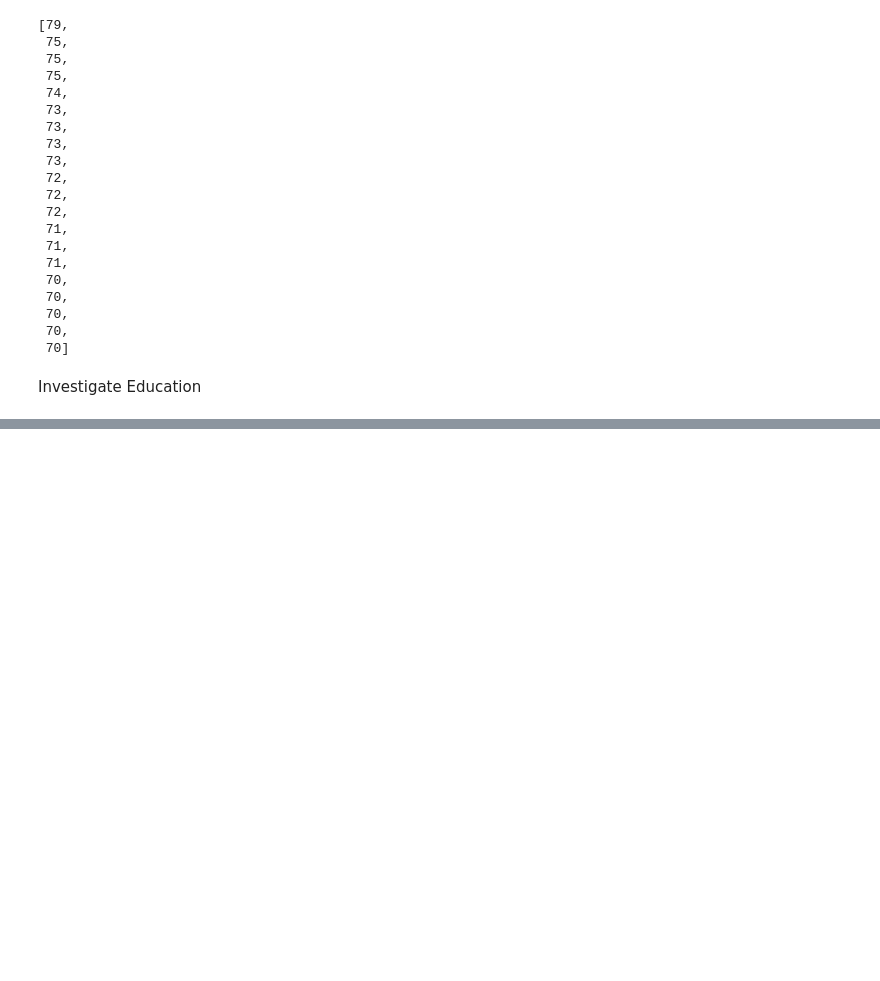
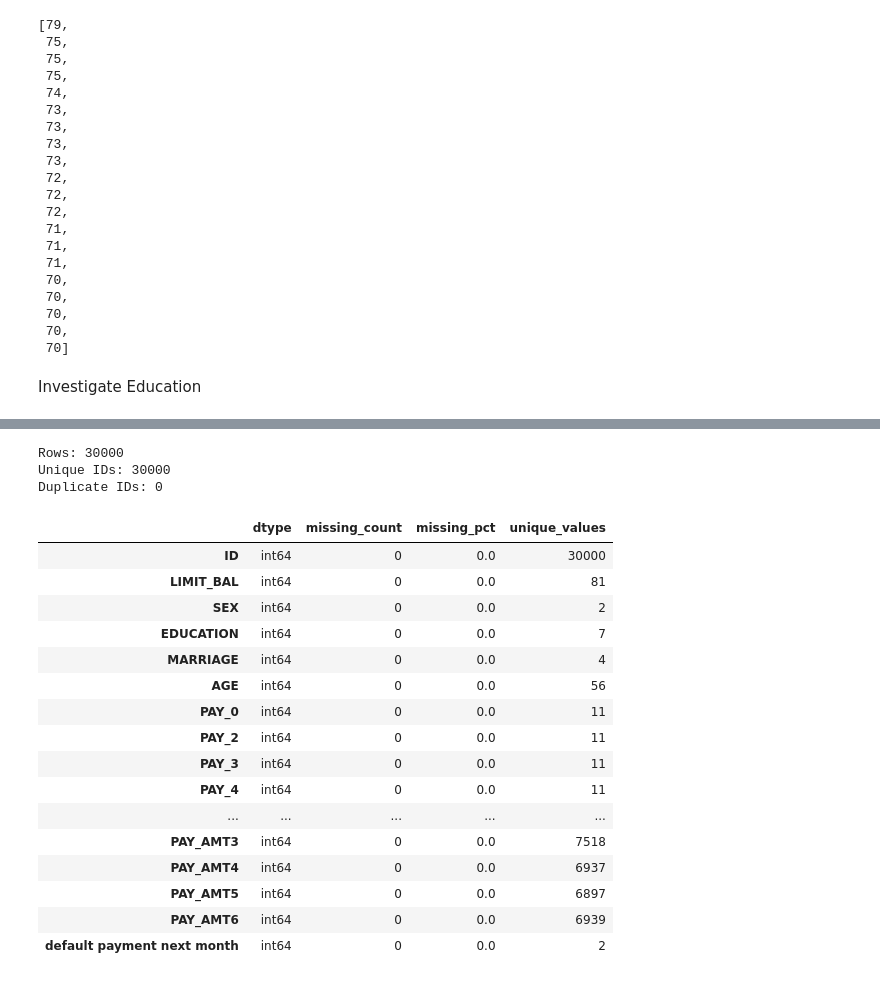
Before and after one commit to Percy5598/credit-risk-project, a Jupyter notebook: notebooks/01_data_understanding.ipynb, the cells around one changed output, grey strips where cells are left out. Cells and saved outputs as stored; diff of their text form; code cells hidden in the pictures; blank space fills up the shorter version.

Commit message:
Add initial data quality investigation

```diff
--- a/notebooks/01_data_understanding.ipynb
+++ b/notebooks/01_data_understanding.ipynb
@@ -115,0 +235,35 @@ Investigate Education
+# %%
+print("Rows:", len(df))
+print("Unique IDs:", df["ID"].nunique())
+print("Duplicate IDs:", df["ID"].duplicated().sum())
+# %% [output]
+Rows: 30000
+Unique IDs: 30000
+Duplicate IDs: 0
+# %%
+quality_report = pd.DataFrame({
+    "dtype": df.dtypes,
+    "missing_count": df.isna().sum(),
+    "missing_pct": df.isna().mean() * 100,
+    "unique_values": df.nunique()
+})
+
+quality_report
+# %% [output]
+|  | dtype | missing_count | missing_pct | unique_values |
+| ID | int64 | 0 | 0.0 | 30000 |
+| LIMIT_BAL | int64 | 0 | 0.0 | 81 |
+| SEX | int64 | 0 | 0.0 | 2 |
+| EDUCATION | int64 | 0 | 0.0 | 7 |
+| MARRIAGE | int64 | 0 | 0.0 | 4 |
+| AGE | int64 | 0 | 0.0 | 56 |
+| PAY_0 | int64 | 0 | 0.0 | 11 |
+| PAY_2 | int64 | 0 | 0.0 | 11 |
+| PAY_3 | int64 | 0 | 0.0 | 11 |
+| PAY_4 | int64 | 0 | 0.0 | 11 |
+| ... | ... | ... | ... | ... |
+| PAY_AMT3 | int64 | 0 | 0.0 | 7518 |
+| PAY_AMT4 | int64 | 0 | 0.0 | 6937 |
+| PAY_AMT5 | int64 | 0 | 0.0 | 6897 |
+| PAY_AMT6 | int64 | 0 | 0.0 | 6939 |
+| default payment next month | int64 | 0 | 0.0 | 2 |
```
Also changed, not shown: parts of 10 cells of this notebook.
